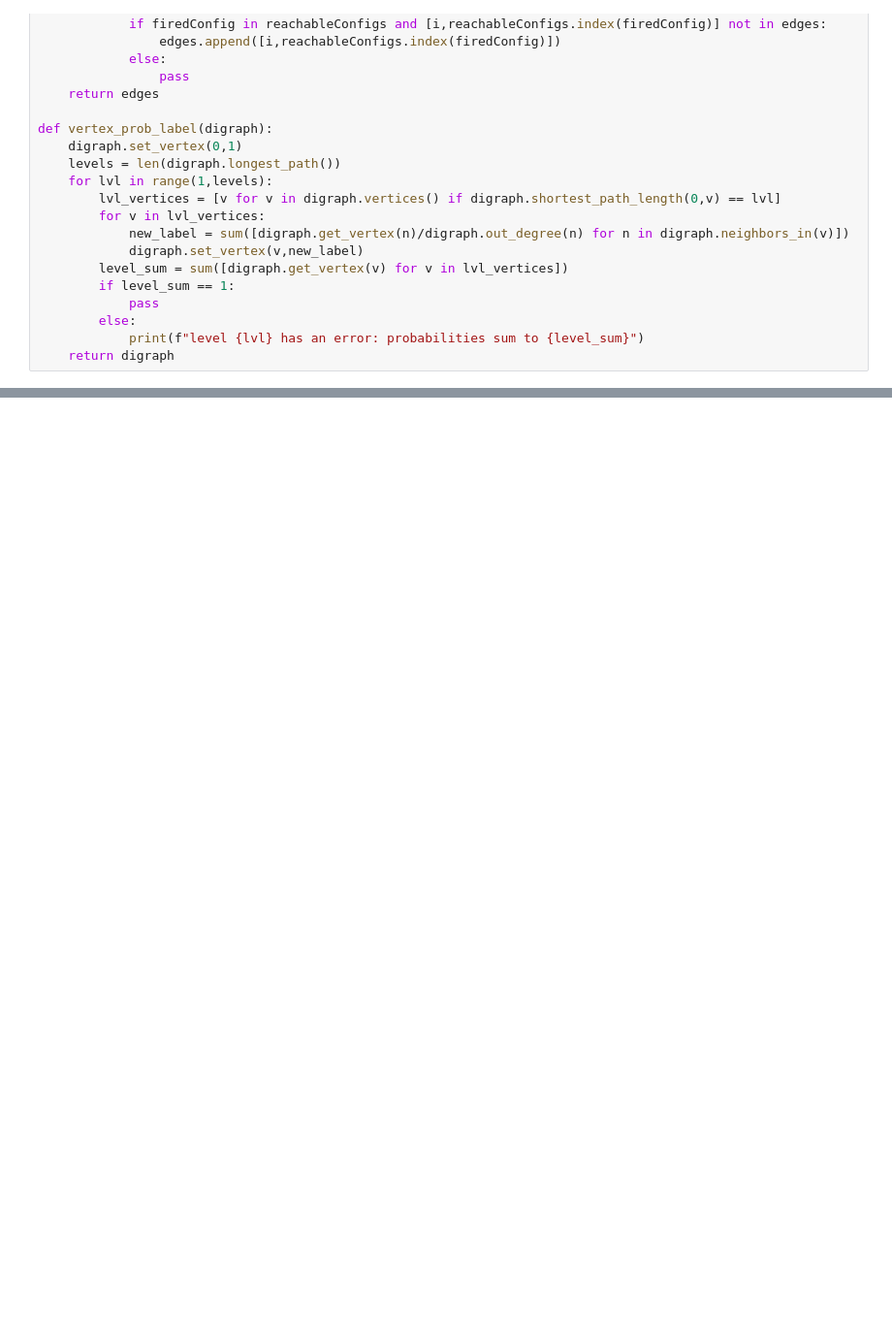
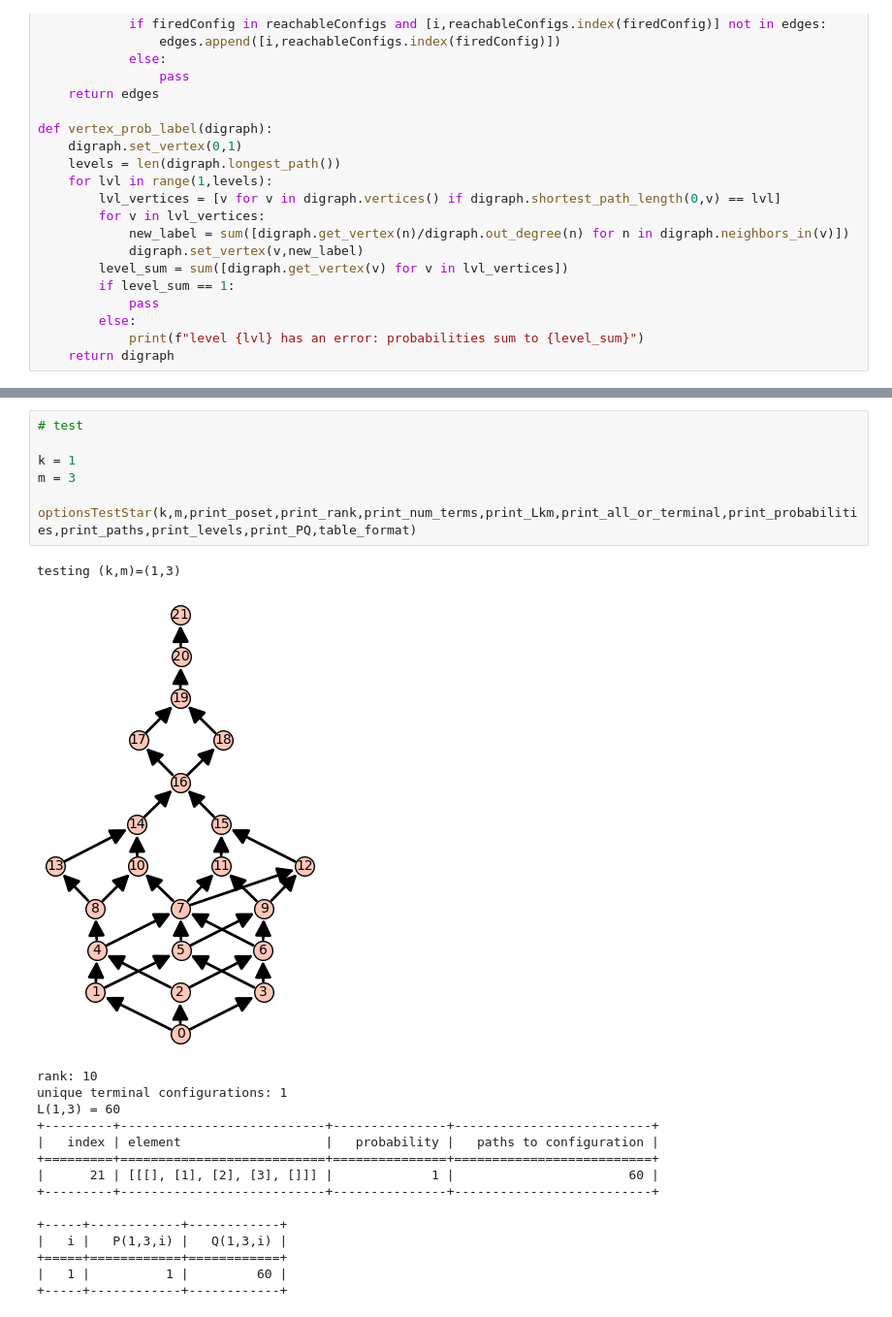
Before and after one commit to gonz0800/UMNs25-chip-firing, a Jupyter notebook: star-fire-poset-cndnsd.ipynb, the cells around one changed output, grey strips where cells are left out. Shown at 97% size. Saved outputs shown, nothing was run; the diff lists cells and outputs as text; blank space fills up the shorter version.

```diff
--- a/star-fire-poset-cndnsd.ipynb
+++ b/star-fire-poset-cndnsd.ipynb
@@ -307,0 +342,24 @@ L(2,2) = 12
+# %%
+# test
+
+k = 1
+m = 3
+
+optionsTestStar(k,m,print_poset,print_rank,print_num_terms,print_Lkm,print_all_or_terminal,print_probabilities,print_paths,print_levels,print_PQ,table_format)
+# %% [output]
+testing (k,m)=(1,3)
+[figure, added]
+rank: 10
+unique terminal configurations: 1
+L(1,3) = 60
++---------+---------------------------+---------------+--------------------------+
+|   index | element                   |   probability |   paths to configuration |
++=========+===========================+===============+==========================+
+|      21 | [[[], [1], [2], [3], []]] |             1 |                       60 |
++---------+---------------------------+---------------+--------------------------+
+
++-----+------------+------------+
+|   i |   P(1,3,i) |   Q(1,3,i) |
++=====+============+============+
+|   1 |          1 |         60 |
++-----+------------+------------+
```
Also changed, not shown: parts of 2 cells of this notebook.
